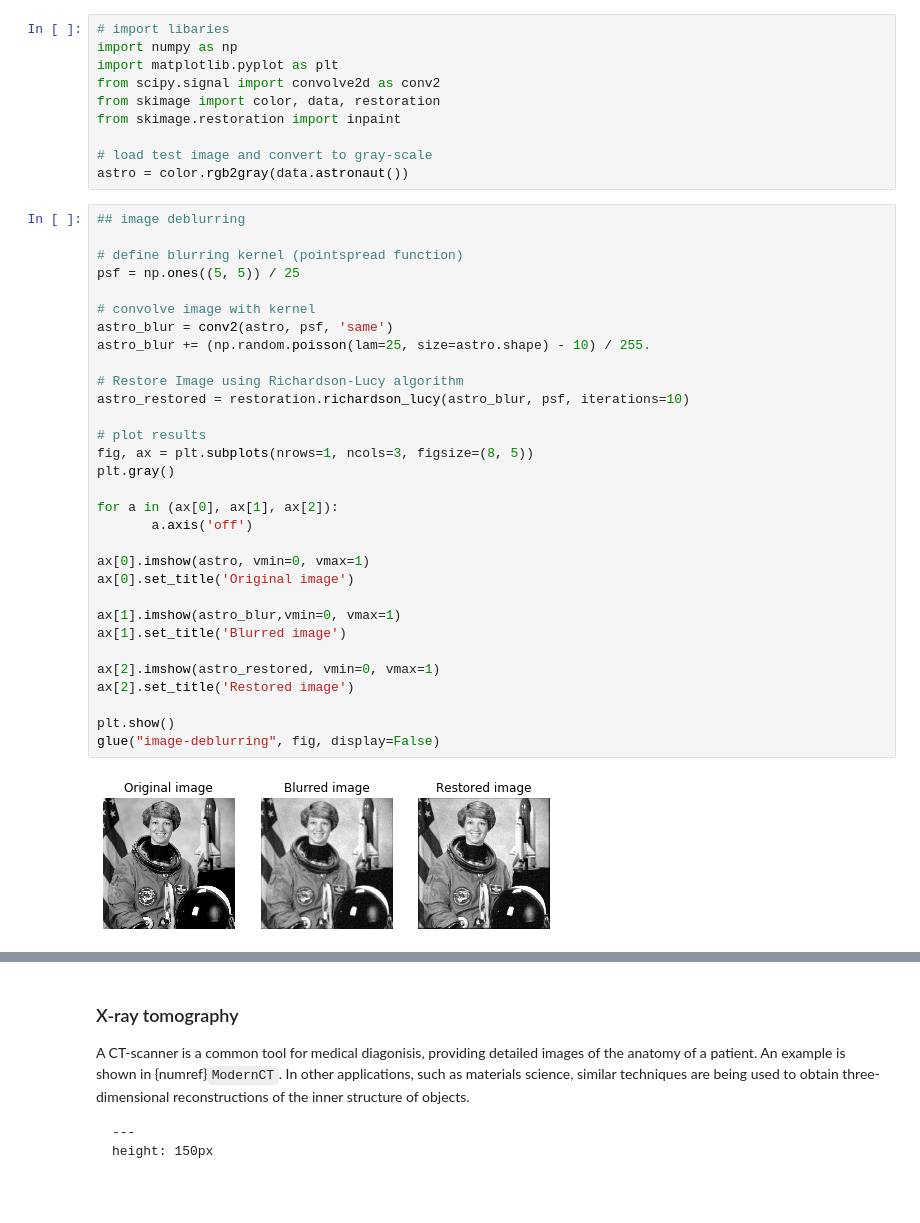
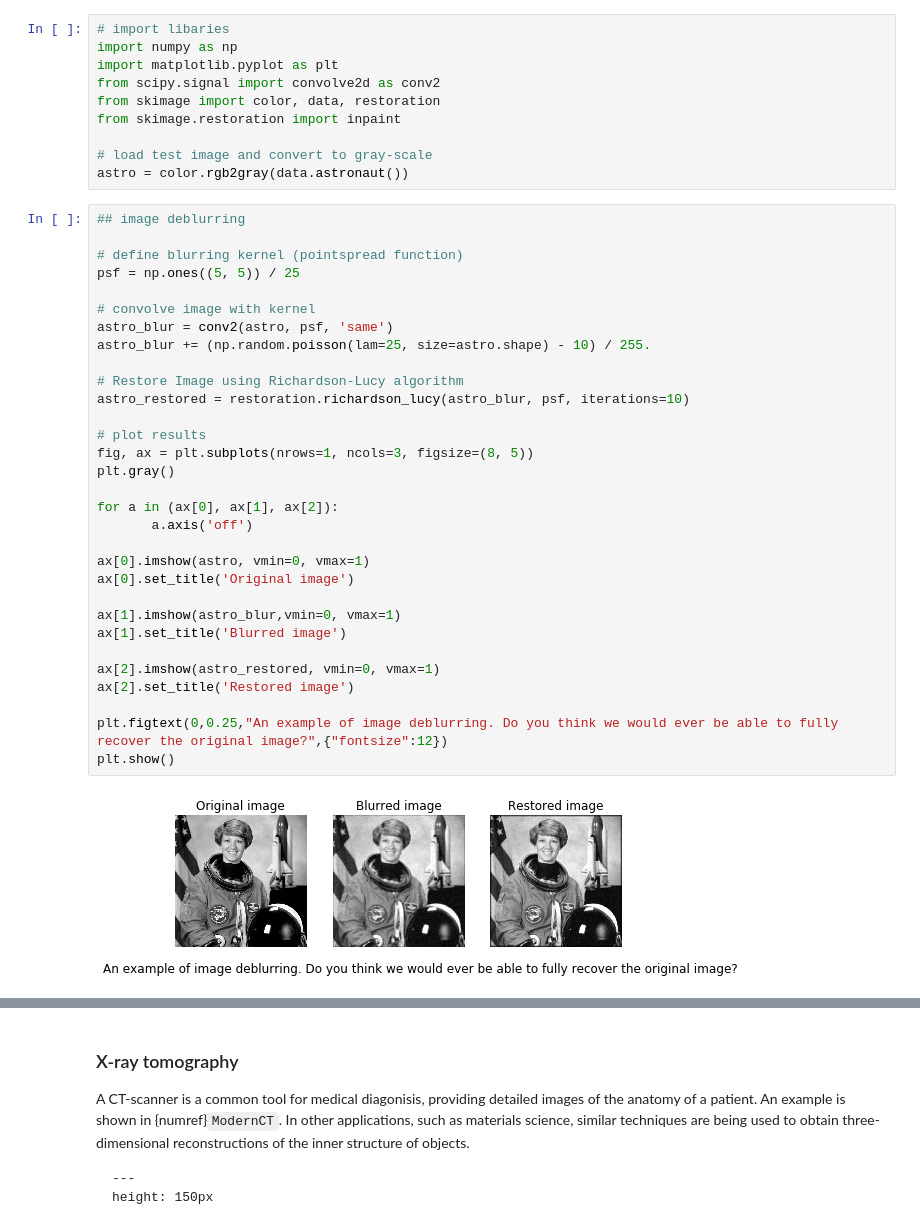
Before and after one commit to TristanvanLeeuwen/IP_and_Im_Lectures, a Jupyter notebook: what_is.ipynb, the cells around one changed output, grey strips where cells are left out. Drawn from its saved outputs; the diff is of its cells as text; blank space fills up the shorter version.

```diff
--- a/what_is.ipynb
+++ b/what_is.ipynb
@@ -50,32 +52,32 @@ astro = color.rgb2gray(data.astronaut())
 ## image deblurring
 
 # define blurring kernel (pointspread function)
 psf = np.ones((5, 5)) / 25
 
 # convolve image with kernel
 astro_blur = conv2(astro, psf, 'same')
 astro_blur += (np.random.poisson(lam=25, size=astro.shape) - 10) / 255.
 
 # Restore Image using Richardson-Lucy algorithm
 astro_restored = restoration.richardson_lucy(astro_blur, psf, iterations=10)
 
 # plot results
 fig, ax = plt.subplots(nrows=1, ncols=3, figsize=(8, 5))
 plt.gray()
 
 for a in (ax[0], ax[1], ax[2]):
        a.axis('off')
 
 ax[0].imshow(astro, vmin=0, vmax=1)
 ax[0].set_title('Original image')
 
 ax[1].imshow(astro_blur,vmin=0, vmax=1)
 ax[1].set_title('Blurred image')
 
 ax[2].imshow(astro_restored, vmin=0, vmax=1)
 ax[2].set_title('Restored image')
 
+plt.figtext(0,0.25,"An example of image deblurring. Do you think we would ever be able to fully recover the original image?",{"fontsize":12})
 plt.show()
-glue("image-deblurring", fig, display=False)
 # %% [output]
-[figure, old version]
+[figure, new version]
```
Also changed, not shown: parts of 12 cells of this notebook, 2 other files.
